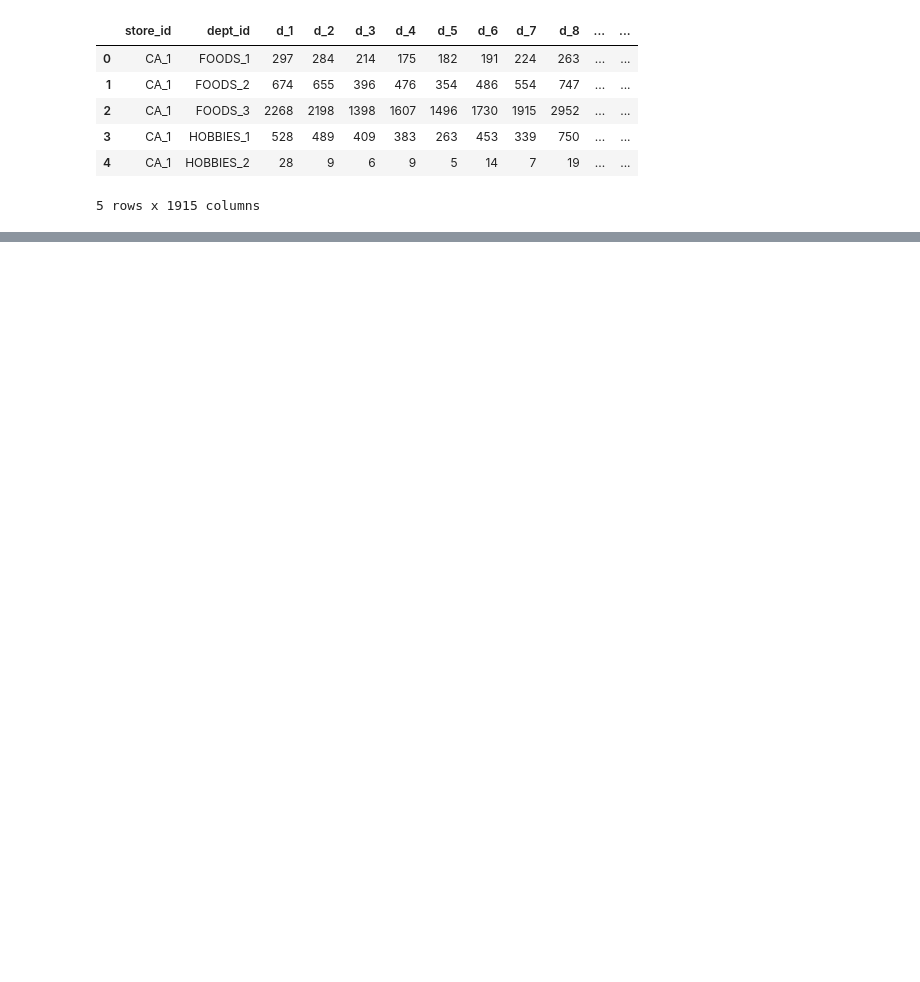
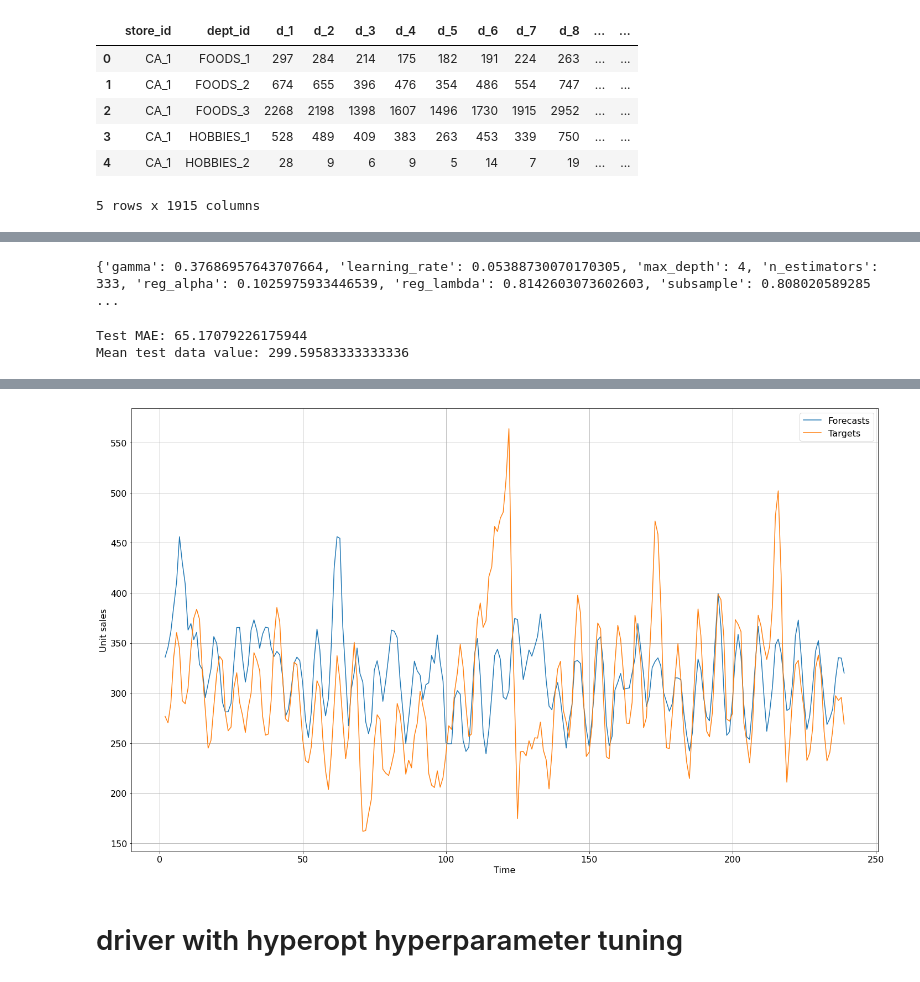
Before and after one commit to aqafridi/Walmart-Sales-Forecasting-v.2, a Jupyter notebook: xgb_driver.ipynb, the cells around one changed output, grey strips where cells are left out. Cells and saved outputs as stored; diff of their text form; code cells hidden in the pictures; blank space fills up the shorter version.

```diff
--- a/xgb_driver.ipynb
+++ b/xgb_driver.ipynb
@@ -174,5 +59,0 @@ Name: ds, dtype: object
-# %%
-from models.xgboost import XGBoostModel
-import numpy as np
-xgb = XGBoostModel()
-model = xgb.fit(np.asarray(train["ds"]),train["y"])
@@ -180,0 +555,69 @@ XGBoostError: [15:20:14] C:\buildkite-agent\builds\buildkite-windows-cpu-autosca
+# %%
+from hyperopt import fmin, tpe, hp, STATUS_OK
+from sklearn.metrics import mean_absolute_error
+space = {
+    'n_estimators': hp.choice('n_estimators', range(100, 300)),
+    'max_depth': hp.choice('max_depth', range(1, 20)),
+    'learning_rate': hp.loguniform('learning_rate', -4, 0),
+    'subsample': hp.uniform('subsample', 0.1, 1),
+    'gamma': hp.uniform('gamma', 0, 1),
+    'reg_alpha': hp.uniform('reg_alpha', 0, 1),
+    'reg_lambda': hp.uniform('reg_lambda', 0, 1)
+}
+
+# define objective function to be optimized by Hyperopt
+def objective(params):
+    xgb_regressor = xgb.XGBRegressor(**params)
+    xgb_regressor = MultiOutputRegressor(xgb_regressor)
+    xgb_regressor.fit(x_train, y_train)
+    y_pred = xgb_regressor.predict(x_test)
+    mse = mean_absolute_error(y_test, y_pred)
+    return {'loss': mse, 'status': STATUS_OK}
+
+# optimize hyperparameters using Hyperopt's Tree-structured Parzen Estimator (TPE) algorithm
+best = fmin(fn=objective, space=space, algo=tpe.suggest, max_evals=20)
+
+print(best)
+# %% [output]
+{'gamma': 0.37686957643707664, 'learning_rate': 0.05388730070170305, 'max_depth': 4, 'n_estimators': 333, 'reg_alpha': 0.1025975933446539, 'reg_lambda': 0.8142603073602603, 'subsample': 0.808020589285 ...
+# %%
+from sklearn.multioutput import MultiOutputRegressor
+model = xgb.XGBRegressor(
+    gamma= 0.37686957643707664,
+    learning_rate= 0.05388730070170305,
+    max_depth= 4,
+    n_estimators= 333,
+    reg_alpha= 0.1025975933446539,
+    reg_lambda= 0.8142603073602603,
+    subsample= 0.808020589285609
+    )
+trained_model = MultiOutputRegressor(model).fit(x_train, y_train)
+# %%
+
+
+train_forecasts = trained_model.predict(x_train)
+from sklearn.metrics import mean_absolute_error
+test_forecasts = trained_model.predict(x_test)
+test_mae = mean_absolute_error(y_test, test_forecasts)
+print(f'Test MAE: { test_mae}')
+print("Mean test data value: {}".format(np.mean(y_test)))
+# %% [output]
+Test MAE: 65.17079226175944
+Mean test data value: 299.59583333333336
+# %%
+import matplotlib.pyplot as plt
+fontsize = 16
+plot_df = pd.DataFrame({"Forecasts" : test_forecasts.flatten(), "Targets" : y_test.flatten()}, index=range(len(y_test.flatten())))
+
+fig = plt.figure(figsize=(20,12))
+plt.plot(plot_df.index, plot_df["Forecasts"].rolling(3).mean(), label="Forecasts")
+plt.plot(plot_df.index, plot_df["Targets"].rolling(3).mean(), label="Targets")
+
+plt.xlabel('Time', fontsize=fontsize)
+plt.xticks(fontsize=fontsize)
+plt.yticks(fontsize=fontsize)
+plt.ylabel("Unit sales", fontsize=fontsize)
+plt.grid(True)
+plt.legend(fontsize=fontsize)
+plt.tight_layout()
+# %% [output]
@@ -180,0 +625,3 @@ XGBoostError: [15:20:14] C:\buildkite-agent\builds\buildkite-windows-cpu-autosca
+[figure, added]
+# %% [markdown]
+# driver with hyperopt hyperparameter tuning
```
Also changed, not shown: parts of 67 cells of this notebook, 10 other files.
